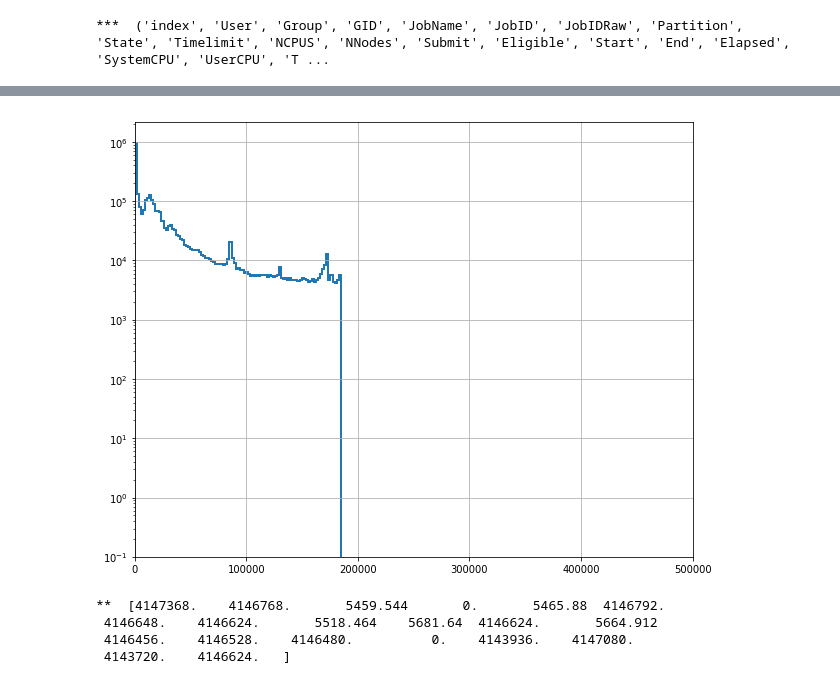
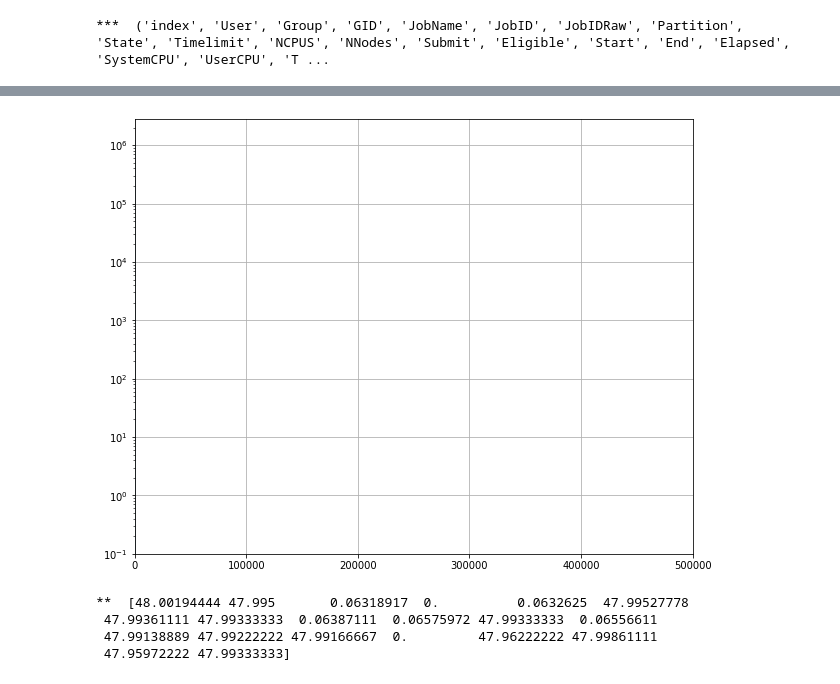
Before and after one commit to jeffersonscientific/HPC_analytics, a Jupyter notebook: hpc_analytics_preemption_times.ipynb, the cells around one changed output, grey strips where cells are left out. Cells and saved outputs as stored; diff of their text form; code cells hidden in the pictures.

Commit message:
various mods to hcp_lib.py, compute_sacct_obj.py, and notebooks. might be a messy merge from other dev platforms...

```diff
--- a/hpc_analytics_preemption_times.ipynb
+++ b/hpc_analytics_preemption_times.ipynb
@@ -443,21 +515,24 @@ dict_keys(['data_file_name', 'delim', 'max_rows', 'types_dict', 'chunk_size', 'n
 
 #
 #total_cpu = hpc_lib.elapsed_time_2_day(sacct_obj.jobs_summary['TotalCPU'])*24.
-total_cpu = numpy.array([hpc_lib.elapsed_time_2_sec(x) for x in sacct_obj.jobs_summary['TotalCPU']])*24.
+total_cpu = sacct_obj.jobs_summary['TotalCPU']*24.
 # %%
+# sorted(total_cpu)[int(.8*len(total_cpu))]
+#
+
 fg = plt.figure(figsize=(10,8))
 ax1=plt.subplot('111')
-hh=ax1.hist(total_cpu[numpy.logical_and(total_cpu>0., total_cpu<sorted(total_cpu)[int(.8*len(total_cpu))])],
+hh=ax1.hist(total_cpu[numpy.logical_and(total_cpu>0., total_cpu<sorted(total_cpu)[int(.9*len(total_cpu))])],
             bins=100, histtype='step', log=True, lw=2)
 
 ax1.set_xlim(-10, 500000)
 ax1.grid()
 # %% [output]
-[figure, old version]
+[figure, new version]
 # %%
 print('** ', total_cpu[0:20])
 # %% [output]
-**  [4147368.    4146768.       5459.544       0.       5465.88  4146792.
- 4146648.    4146624.       5518.464    5681.64  4146624.       5664.912
- 4146456.    4146528.    4146480.          0.    4143936.    4147080.
- 4143720.    4146624.   ]
+**  [48.00194444 47.995       0.06318917  0.          0.0632625  47.99527778
+ 47.99361111 47.99333333  0.06387111  0.06575972 47.99333333  0.06556611
+ 47.99138889 47.99222222 47.99166667  0.         47.96222222 47.99861111
+ 47.95972222 47.99333333]
```
Also changed, not shown: parts of 18 cells of this notebook, 5 other files.
